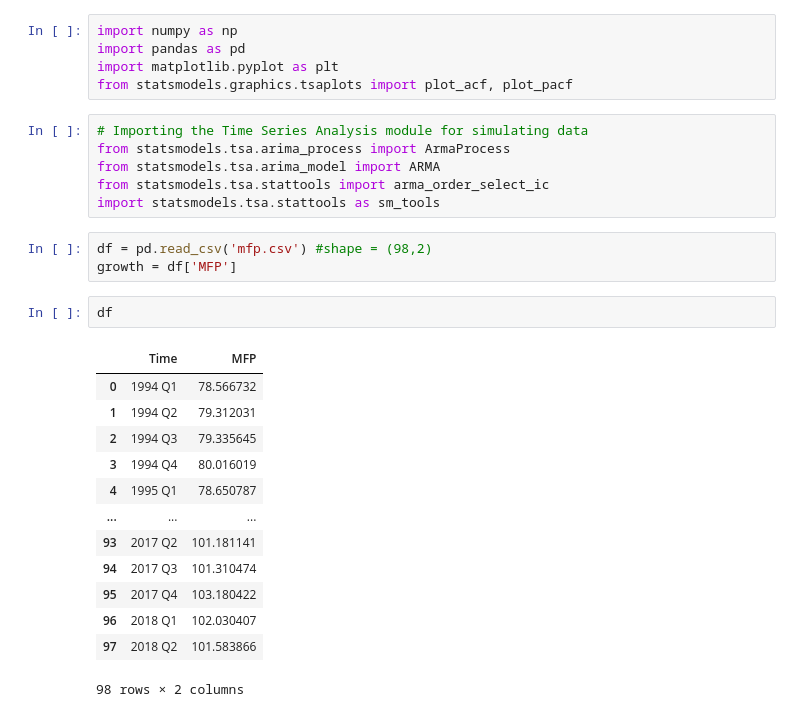
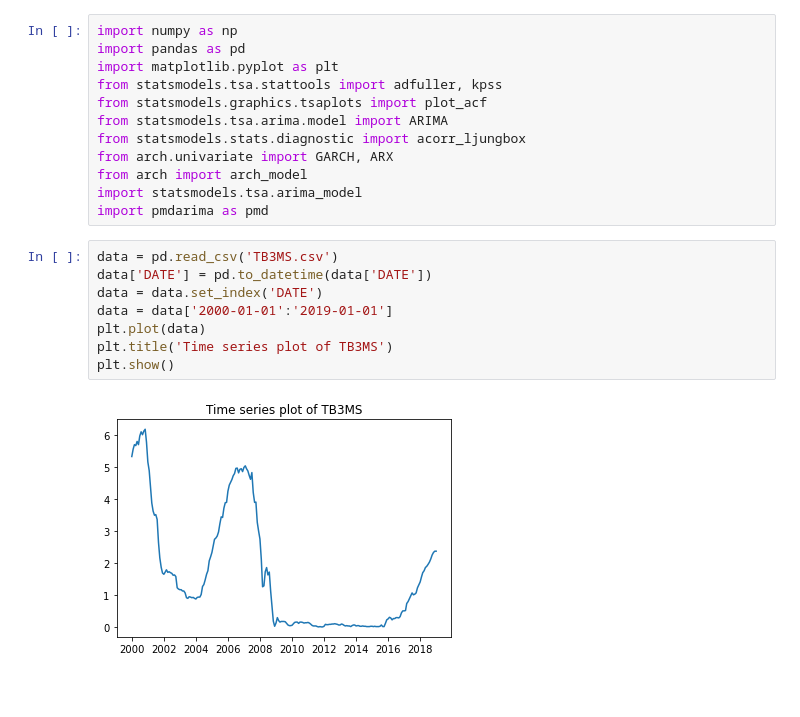
Before and after one commit to xuaisha208/MCF, a Jupyter notebook: Q2.ipynb, the cells around one changed output. Drawn from its saved outputs; the diff is of its cells as text; blank space fills up the shorter version.

```diff
--- a/Q2.ipynb
+++ b/Q2.ipynb
@@ -2,29 +2,21 @@
 import numpy as np
 import pandas as pd
 import matplotlib.pyplot as plt
-from statsmodels.graphics.tsaplots import plot_acf, plot_pacf
+from statsmodels.tsa.stattools import adfuller, kpss
+from statsmodels.graphics.tsaplots import plot_acf
+from statsmodels.tsa.arima.model import ARIMA
+from statsmodels.stats.diagnostic import acorr_ljungbox
+from arch.univariate import GARCH, ARX
+from arch import arch_model
+import statsmodels.tsa.arima_model
+import pmdarima as pmd
-# %%
-# Importing the Time Series Analysis module for simulating data
-from statsmodels.tsa.arima_process import ArmaProcess
-from statsmodels.tsa.arima_model import ARMA
-from statsmodels.tsa.stattools import arma_order_select_ic
-import statsmodels.tsa.stattools as sm_tools
-# %%
-df = pd.read_csv('mfp.csv') #shape = (98,2)
-growth = df['MFP']
-# %%
-df
-# %% [output]
-|  | Time | MFP |
-| 0 | 1994 Q1 | 78.566732 |
-| 1 | 1994 Q2 | 79.312031 |
-| 2 | 1994 Q3 | 79.335645 |
-| 3 | 1994 Q4 | 80.016019 |
-| 4 | 1995 Q1 | 78.650787 |
-| ... | ... | ... |
-| 93 | 2017 Q2 | 101.181141 |
-| 94 | 2017 Q3 | 101.310474 |
-| 95 | 2017 Q4 | 103.180422 |
-| 96 | 2018 Q1 | 102.030407 |
-| 97 | 2018 Q2 | 101.583866 |
-98 rows × 2 columns
+# %%
+data = pd.read_csv('TB3MS.csv')
+data['DATE'] = pd.to_datetime(data['DATE'])
+data = data.set_index('DATE')
+data = data['2000-01-01':'2019-01-01']
+plt.plot(data)
+plt.title('Time series plot of TB3MS')
+plt.show()
+# %% [output]
+[figure, added]
```
Also changed, not shown: parts of 56 cells of this notebook, 2 other files.
